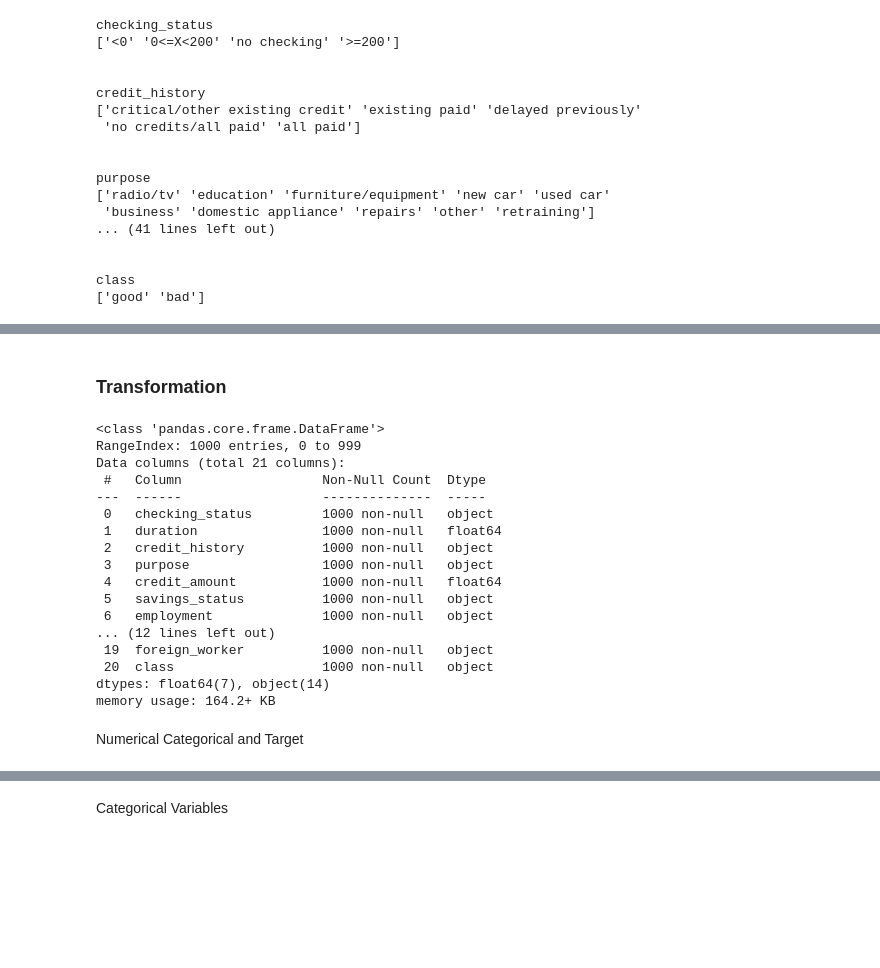
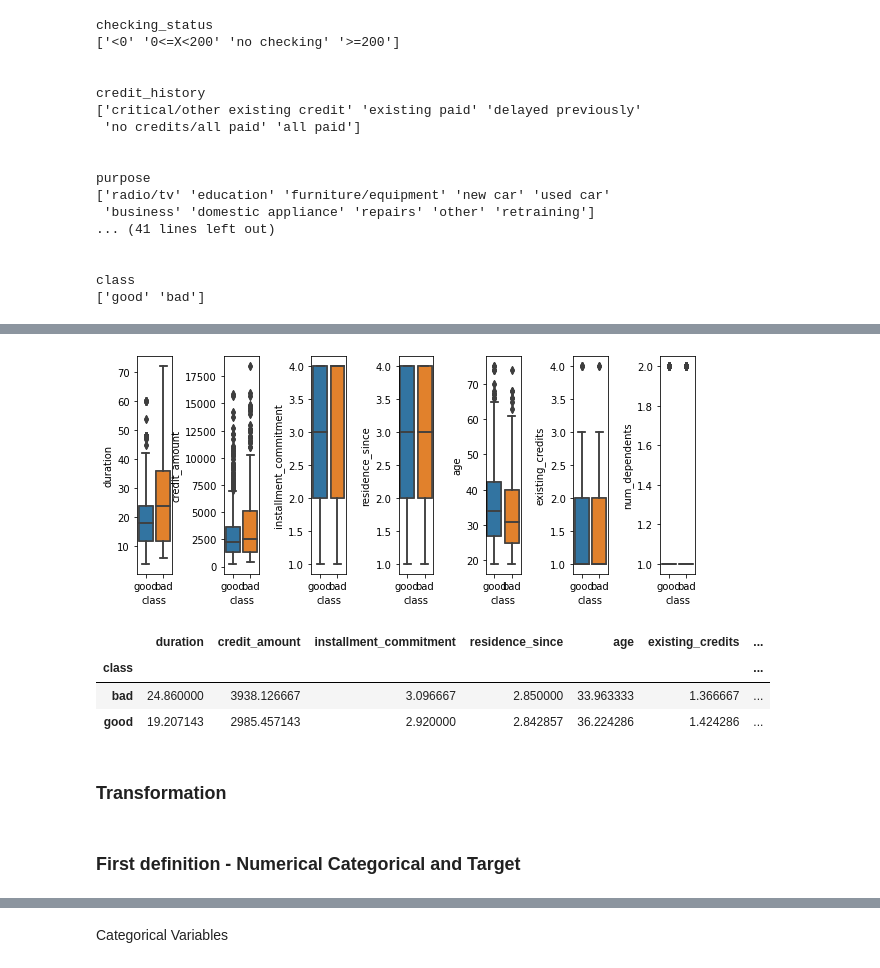
Before and after one commit to alexcTropic/Advanced-data-processing---class, a Jupyter notebook: ADPA_Project2.ipynb, the cells around one changed output, grey strips where cells are left out. Cells and saved outputs as stored; diff of their text form; code cells hidden in the pictures; blank space fills up the shorter version.

```diff
--- a/ADPA_Project2.ipynb
+++ b/ADPA_Project2.ipynb
@@ -206,3 +199,22 @@ class
+# %%
+target = 'class'
+features = ['duration', 'credit_amount', 'installment_commitment', 'residence_since', 'age', 'existing_credits', 'num_dependents']
+
+fig, ax = plt.subplots(1, len(features), figsize=(10,4))
+fig.subplots_adjust(wspace=1.5)
+
+for i, ax in enumerate(ax.flat):
+    sns.boxplot(data=df, x=target, y=features[i], ax=ax)
+    sns.boxplot(data=df, x=target, y=features[i], ax=ax)
+# %% [output]
+[figure, added]
+# %%
+df.groupby('class').mean()
+# %% [output]
+|  | duration | credit_amount | installment_commitment | residence_since | age | existing_credits | ... |
+| class |  |  |  |  |  |  | ... |
+| bad | 24.860000 | 3938.126667 | 3.096667 | 2.850000 | 33.963333 | 1.366667 | ... |
+| good | 19.207143 | 2985.457143 | 2.920000 | 2.842857 | 36.224286 | 1.424286 | ... |
 # %% [markdown]
 ### Transformation
 # %%
@@ -212,26 +224,6 @@ class
 # X = new_df.drop('class', axis=1)
 
 # new_df.head()
-# %%
-df.info()
-# %% [output]
-<class 'pandas.core.frame.DataFrame'>
-RangeIndex: 1000 entries, 0 to 999
-Data columns (total 21 columns):
- #   Column                  Non-Null Count  Dtype
----  ------                  --------------  -----
- 0   checking_status         1000 non-null   object
- 1   duration                1000 non-null   float64
- 2   credit_history          1000 non-null   object
- 3   purpose                 1000 non-null   object
- 4   credit_amount           1000 non-null   float64
- 5   savings_status          1000 non-null   object
- 6   employment              1000 non-null   object
-... (12 lines left out)
- 19  foreign_worker          1000 non-null   object
- 20  class                   1000 non-null   object
-dtypes: float64(7), object(14)
-memory usage: 164.2+ KB
 # %% [markdown]
-Numerical Categorical and Target
+### First definition - Numerical Categorical and Target
 # %%
```
Also changed, not shown: parts of 27 cells of this notebook.
